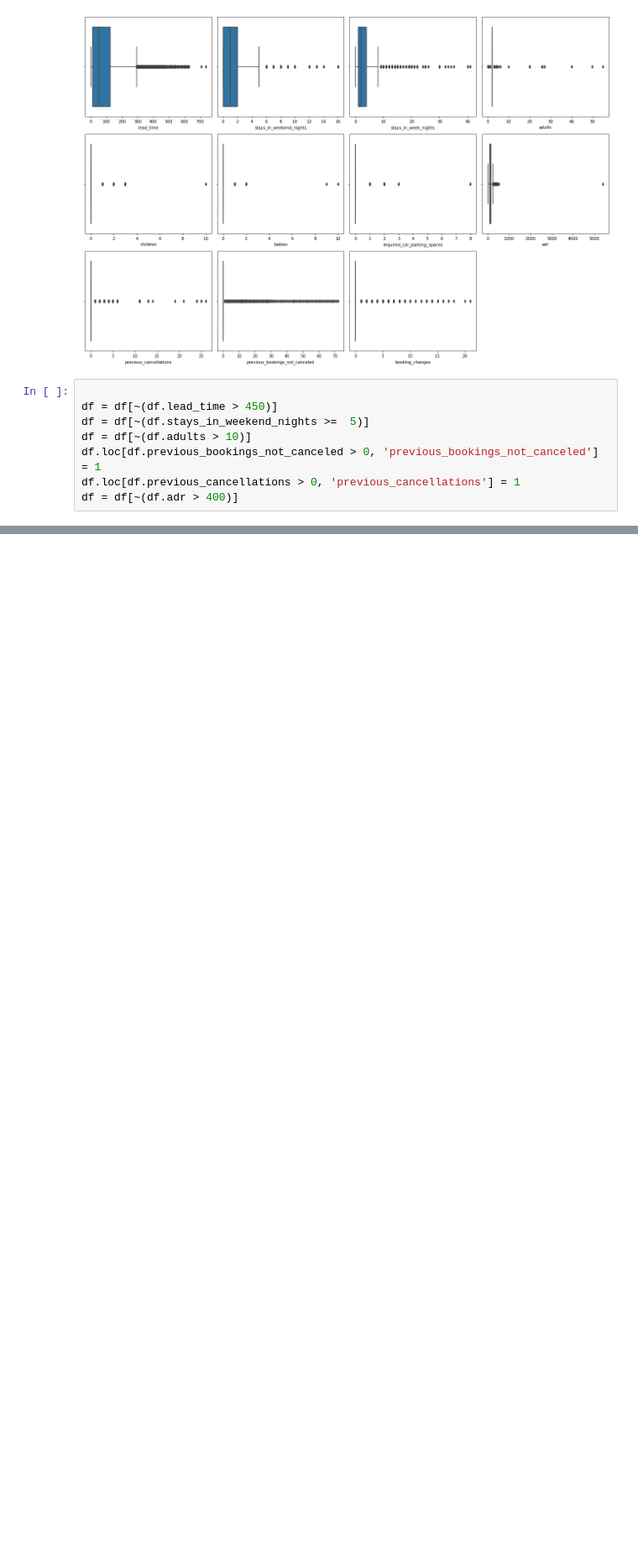
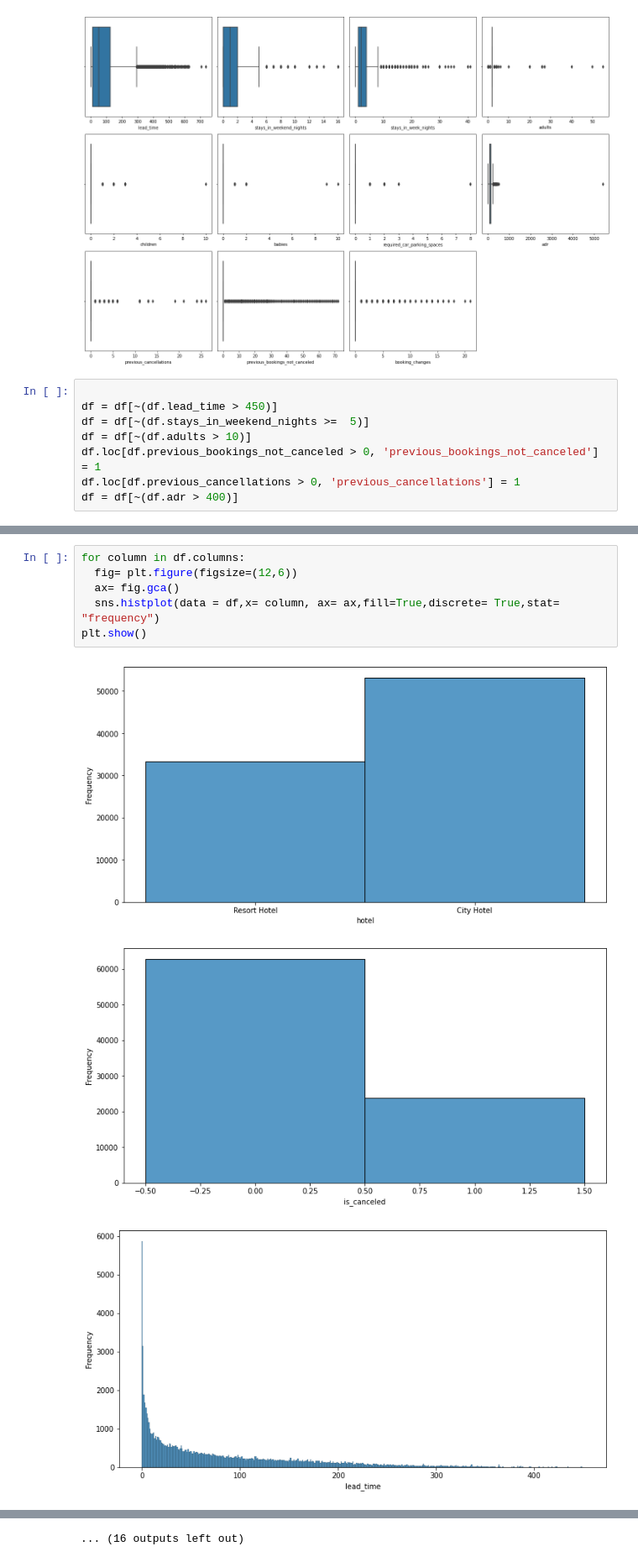
Before and after one commit to hetkothari/Hotel-Booking-Analysis-Capstone-1, a Jupyter notebook: Hotel_Booking_Analysis_Personal_Notebook_.ipynb, the cells around one changed output, grey strips where cells are left out. Shown at 84% size. Drawn from its saved outputs; the diff is of its cells as text; blank space fills up the shorter version.

```diff
--- a/Hotel_Booking_Analysis_Personal_Notebook_.ipynb
+++ b/Hotel_Booking_Analysis_Personal_Notebook_.ipynb
@@ -225,0 +278,10 @@ df.drop(["children","kids","babies"],axis=1,inplace=True)
+# %%
+for column in df.columns:
+  fig= plt.figure(figsize=(12,6))
+  ax= fig.gca()
+  sns.histplot(data = df,x= column, ax= ax,fill=True,discrete= True,stat= "frequency")
+plt.show()
+# %% [output]
+[figure, added]
+[figure, added]
+[figure, added]
@@ -225,0 +297 @@ df.drop(["children","kids","babies"],axis=1,inplace=True)
+... (16 outputs left out)
```
Also changed, not shown: parts of 11 cells of this notebook.
